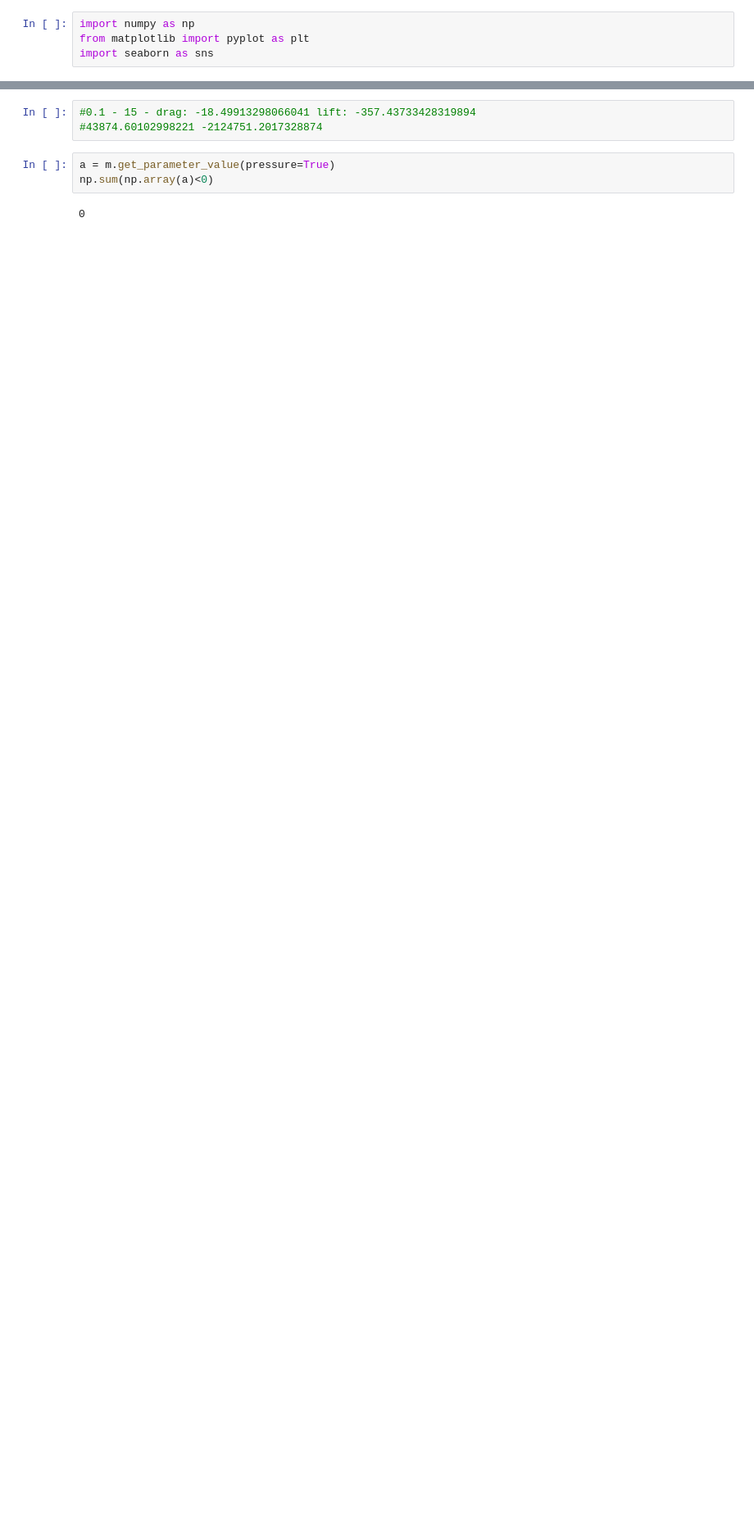
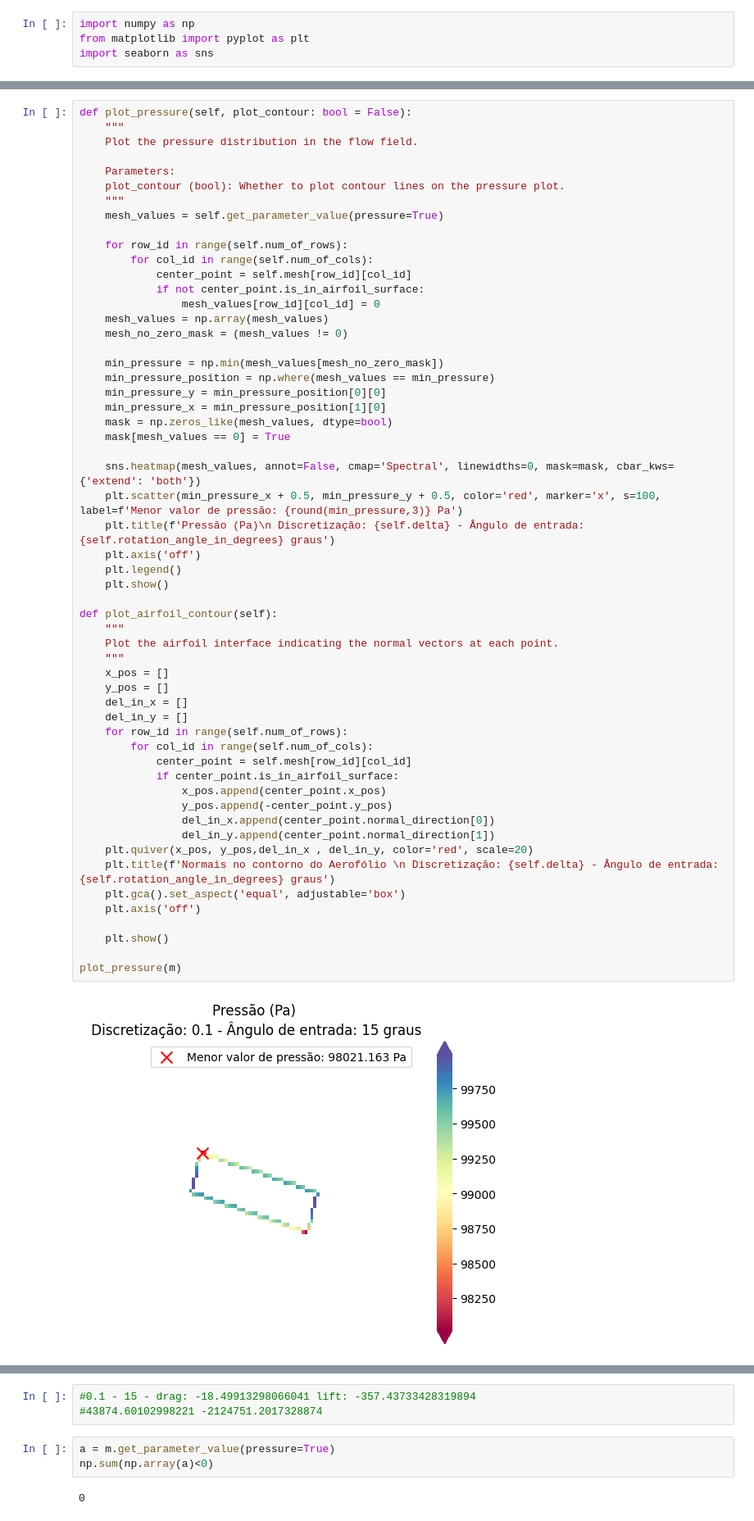
Before and after one commit to guicbelon/EulerRK4_simul, a Jupyter notebook: 3.ipynb, the cells around one changed output, grey strips where cells are left out. Shown at 82% size. Saved outputs shown, nothing was run; the diff lists cells and outputs as text; blank space fills up the shorter version.

```diff
--- a/3.ipynb
+++ b/3.ipynb
@@ -611,0 +622,58 @@ drag: -0.970400280726079 lift: -529.843302796279
+# %%
+def plot_pressure(self, plot_contour: bool = False):
+    """
+    Plot the pressure distribution in the flow field.
+
+    Parameters:
+    plot_contour (bool): Whether to plot contour lines on the pressure plot.
+    """
+    mesh_values = self.get_parameter_value(pressure=True)
+
+    for row_id in range(self.num_of_rows):
+        for col_id in range(self.num_of_cols):
+            center_point = self.mesh[row_id][col_id]
+            if not center_point.is_in_airfoil_surface:
+                mesh_values[row_id][col_id] = 0
+    mesh_values = np.array(mesh_values)
+    mesh_no_zero_mask = (mesh_values != 0)
+
+    min_pressure = np.min(mesh_values[mesh_no_zero_mask])
+    min_pressure_position = np.where(mesh_values == min_pressure)
+    min_pressure_y = min_pressure_position[0][0]
+    min_pressure_x = min_pressure_position[1][0]
+    mask = np.zeros_like(mesh_values, dtype=bool)
+    mask[mesh_values == 0] = True
+
+    sns.heatmap(mesh_values, annot=False, cmap='Spectral', linewidths=0, mask=mask, cbar_kws={'extend': 'both'})
+    plt.scatter(min_pressure_x + 0.5, min_pressure_y + 0.5, color='red', marker='x', s=100, label=f'Menor valor de pressão: {round(min_pressure,3)} Pa')
+    plt.title(f'Pressão (Pa)\n Discretização: {self.delta} - Ângulo de entrada: {self.rotation_angle_in_degrees} graus')
+    plt.axis('off')
+    plt.legend()
+    plt.show()
+
+def plot_airfoil_contour(self):
+    """
+    Plot the airfoil interface indicating the normal vectors at each point.
+    """
+    x_pos = []
+    y_pos = []
+    del_in_x = []
+    del_in_y = []
+    for row_id in range(self.num_of_rows):
+        for col_id in range(self.num_of_cols):
+            center_point = self.mesh[row_id][col_id]
+            if center_point.is_in_airfoil_surface:
+                x_pos.append(center_point.x_pos)
+                y_pos.append(-center_point.y_pos)
+                del_in_x.append(center_point.normal_direction[0])
+                del_in_y.append(center_point.normal_direction[1])
+    plt.quiver(x_pos, y_pos,del_in_x , del_in_y, color='red', scale=20)
+    plt.title(f'Normais no contorno do Aerofólio \n Discretização: {self.delta} - Ângulo de entrada: {self.rotation_angle_in_degrees} graus')
+    plt.gca().set_aspect('equal', adjustable='box')
+    plt.axis('off')
+
+    plt.show()
+
+plot_pressure(m)
+# %% [output]
+[figure, added]
```
Also changed, not shown: parts of 4 cells of this notebook, 5 other files.
